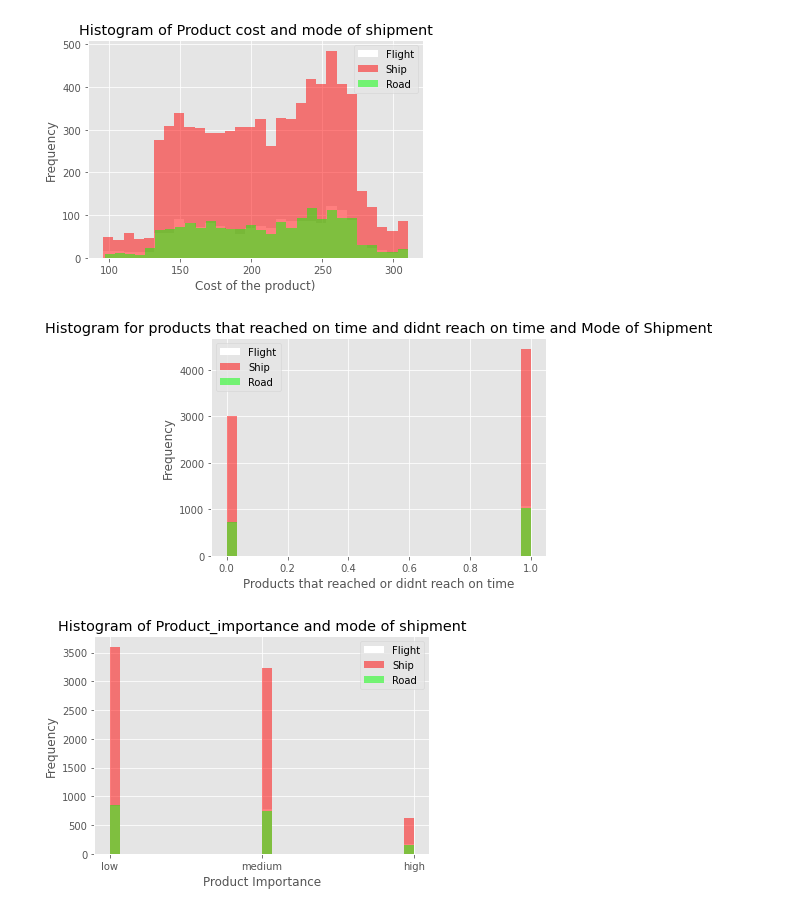
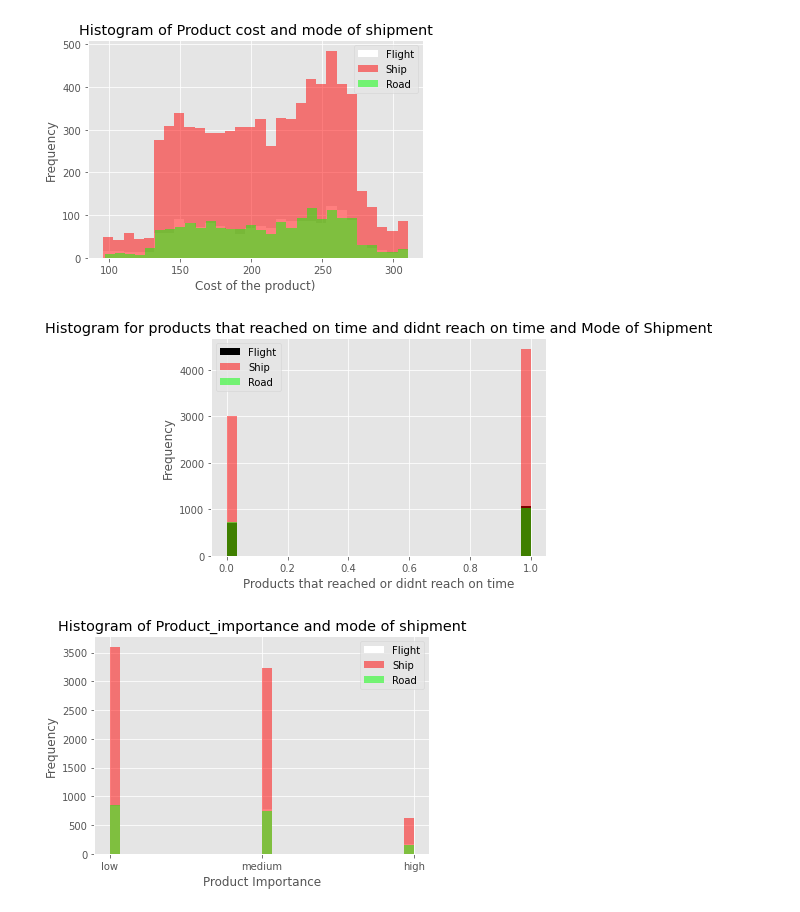
Before and after one commit to Riab22209/CE880-Case-Study-repository, a Jupyter notebook: EDA.ipynb, the cells around one changed output. Drawn from its saved outputs; the diff is of its cells as text; code cells hidden in the pictures.

```diff
--- a/EDA.ipynb
+++ b/EDA.ipynb
@@ -74,16 +78,16 @@ plt.show()
 # %% [output]
 [figure]
 # %%
-m = plt.hist(data[data["Mode_of_Shipment"] == "Flight"].ROT_Y,bins=30,fc = (1,1,1,1),label = "Flight")
+m = plt.hist(data[data["Mode_of_Shipment"] == "Flight"].ROT_Y,bins=30,fc = 'Black',label = "Flight")
 b = plt.hist(data[data["Mode_of_Shipment"] == "Ship"].ROT_Y,bins=30,fc = (1,0,0,0.5),label = "Ship")
 b = plt.hist(data[data["Mode_of_Shipment"] == "Road"].ROT_Y,bins=30,fc = (0,1,0,0.5),label = "Road")
 plt.legend()
 plt.xlabel("Products that reached or didnt reach on time")
 plt.ylabel("Frequency")
 plt.title("Histogram for products that reached on time and didnt reach on time and Mode of Shipment")
 plt.show()
 # %% [output]
-[figure, old version]
+[figure, new version]
 # %%
 m = plt.hist(data[data["Mode_of_Shipment"] == "Flight"].Product_importance,bins=30,fc = (1,1,1,1),label = "Flight")
 b = plt.hist(data[data["Mode_of_Shipment"] == "Ship"].Product_importance,bins=30,fc = (1,0,0,0.5),label = "Ship")
```
Also changed, not shown: parts of 23 cells of this notebook.
